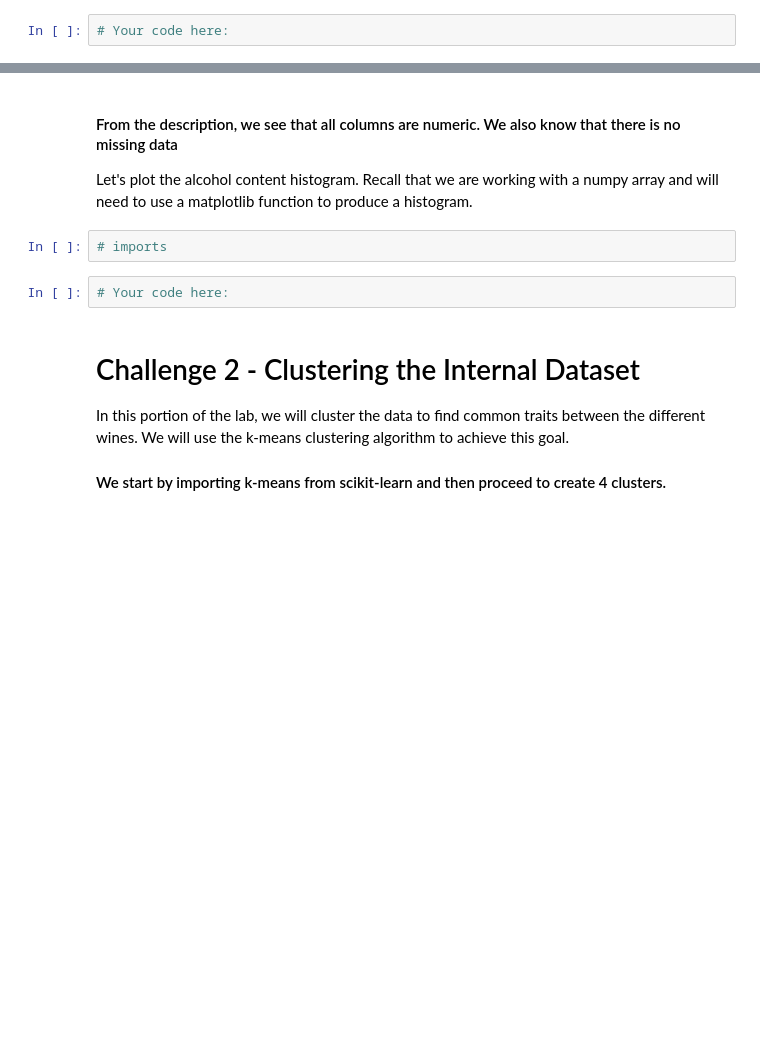
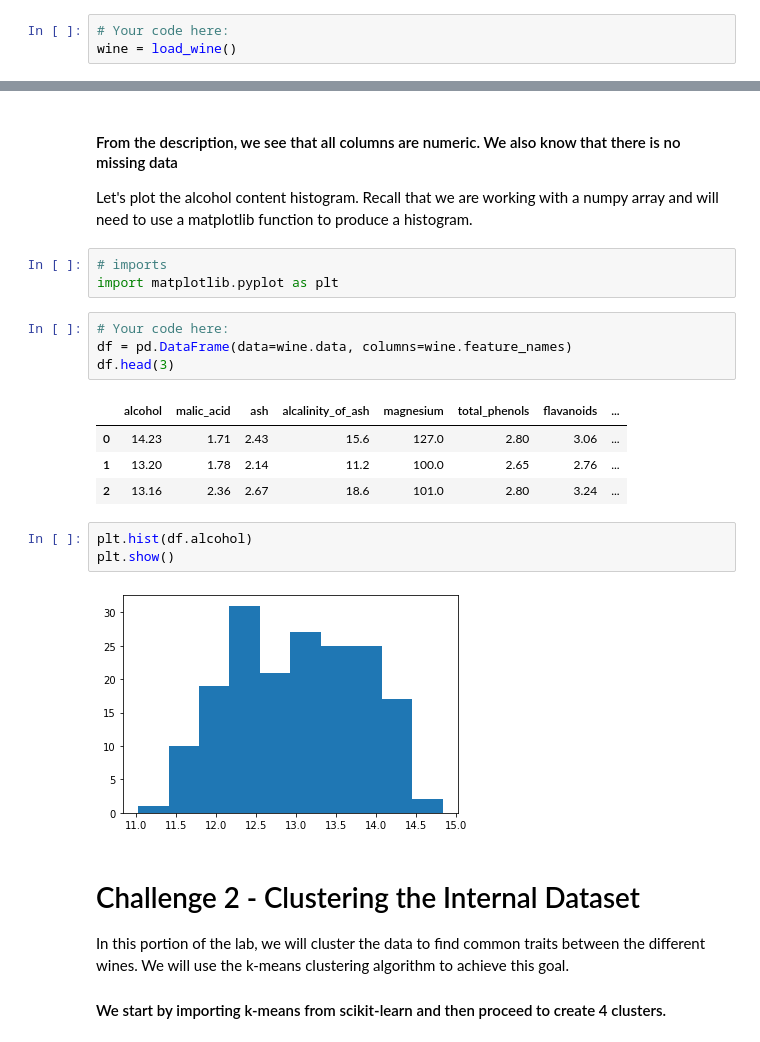
Before and after one commit to ta-data-mexpt/lab-sklearn-and-unsupervised-learning, a Jupyter notebook: your-code/main.ipynb, the cells around one changed output, grey strips where cells are left out. Drawn from its saved outputs; the diff is of its cells as text; blank space fills up the shorter version.

```diff
--- a/your-code/main.ipynb
+++ b/your-code/main.ipynb
@@ -19,6 +19,7 @@ from sklearn.datasets import load_wine
 In the cell below, use the `load_wine` function and assign the wine dataset to a variable called `wine`.
 # %%
 # Your code here:
+wine = load_wine()
 # %% [markdown]
 In the next step, list the keys of the variable `wine` to examine its contents. Note that the `load_wine` function does not return dataframes. It returns you a Python dictionary.
 # %%
@@ -37,10 +75,23 @@ Print the description of the dataset in the cell below using the `DESCR` attribu
 #### From the description, we see that all columns are numeric. We also know that there is no missing data
 
 Let's plot the alcohol content histogram. Recall that we are working with a numpy array and will need to use a matplotlib function to produce a histogram.
-# %%
-# imports
-# %%
-# Your code here:
+# %%
+# imports
+import matplotlib.pyplot as plt
+# %%
+# Your code here:
+df = pd.DataFrame(data=wine.data, columns=wine.feature_names)
+df.head(3)
+# %% [output]
+|  | alcohol | malic_acid | ash | alcalinity_of_ash | magnesium | total_phenols | flavanoids | ... |
+| 0 | 14.23 | 1.71 | 2.43 | 15.6 | 127.0 | 2.80 | 3.06 | ... |
+| 1 | 13.20 | 1.78 | 2.14 | 11.2 | 100.0 | 2.65 | 2.76 | ... |
+| 2 | 13.16 | 2.36 | 2.67 | 18.6 | 101.0 | 2.80 | 3.24 | ... |
+# %%
+plt.hist(df.alcohol)
+plt.show()
+# %% [output]
+[figure, added]
 # %% [markdown]
 # Challenge 2 - Clustering the Internal Dataset
 
```
Also changed, not shown: parts of 40 cells of this notebook.
